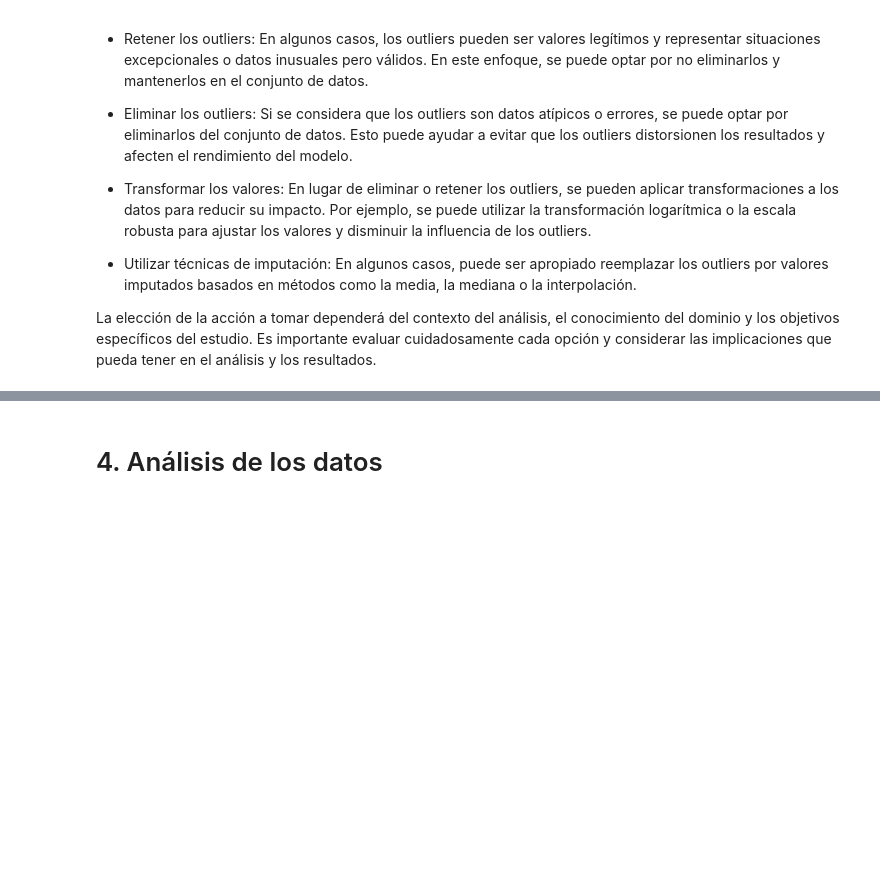
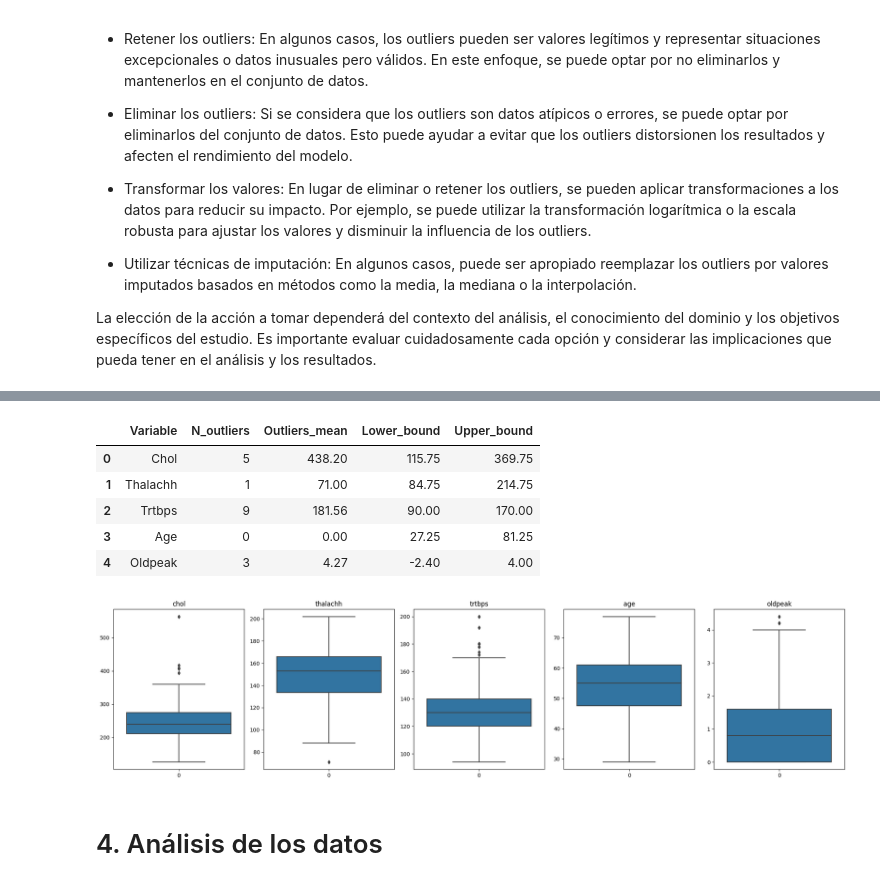
Before and after one commit to OscarTienda/heart-attack-analysis-prection, a Jupyter notebook: code/heart-attack-analysis-prediction.ipynb, the cells around one changed output, grey strips where cells are left out. Saved outputs shown, nothing was run; the diff lists cells and outputs as text; code cells hidden in the pictures; blank space fills up the shorter version.

Commit message:
feat/_include_outlier_justification_and_handle_fake_outliers

```diff
--- a/code/heart-attack-analysis-prediction.ipynb
+++ b/code/heart-attack-analysis-prediction.ipynb
@@ -386,3 +400,25 @@ La elección de la acción a tomar dependerá del contexto del análisis, el con
+# %%
+# Gestión de outliers, suponiendo que oldpeak es la única variable con falsos outliers
+
+# Reemplazar los outliers por el valor de la mediana si están por encima de 5
+df_cleaned.loc[df_cleaned['oldpeak'] > 5, 'oldpeak'] = df_cleaned['oldpeak'].median()
+
+# Volvemos a llamar a detect_and_plot_outliers para mostrar los outliers reales tras la gestión de los mismos
+fig, axes = plt.subplots(1, 5, figsize=(20, 5))
+outliers_df = pd.DataFrame([detect_and_plot_outliers(df_cleaned, var, ax) for var, ax in zip(numerical_vars, axes.flatten())])
+outliers_df['variable'] = outliers_df['variable'].str.capitalize()
+outliers_df.columns = outliers_df.columns.str.capitalize()
+display(outliers_df.drop("Outliers", axis=1))
+plt.tight_layout()
+plt.show()
+# %% [output]
+|  | Variable | N_outliers | Outliers_mean | Lower_bound | Upper_bound |
+| 0 | Chol | 5 | 438.20 | 115.75 | 369.75 |
+| 1 | Thalachh | 1 | 71.00 | 84.75 | 214.75 |
+| 2 | Trtbps | 9 | 181.56 | 90.00 | 170.00 |
+| 3 | Age | 0 | 0.00 | 27.25 | 81.25 |
+| 4 | Oldpeak | 3 | 4.27 | -2.40 | 4.00 |
+[figure, added]
 # %% [markdown]
 # 4. Análisis de los datos
 # %% [markdown]
```
Also changed, not shown: parts of 5 cells of this notebook.
